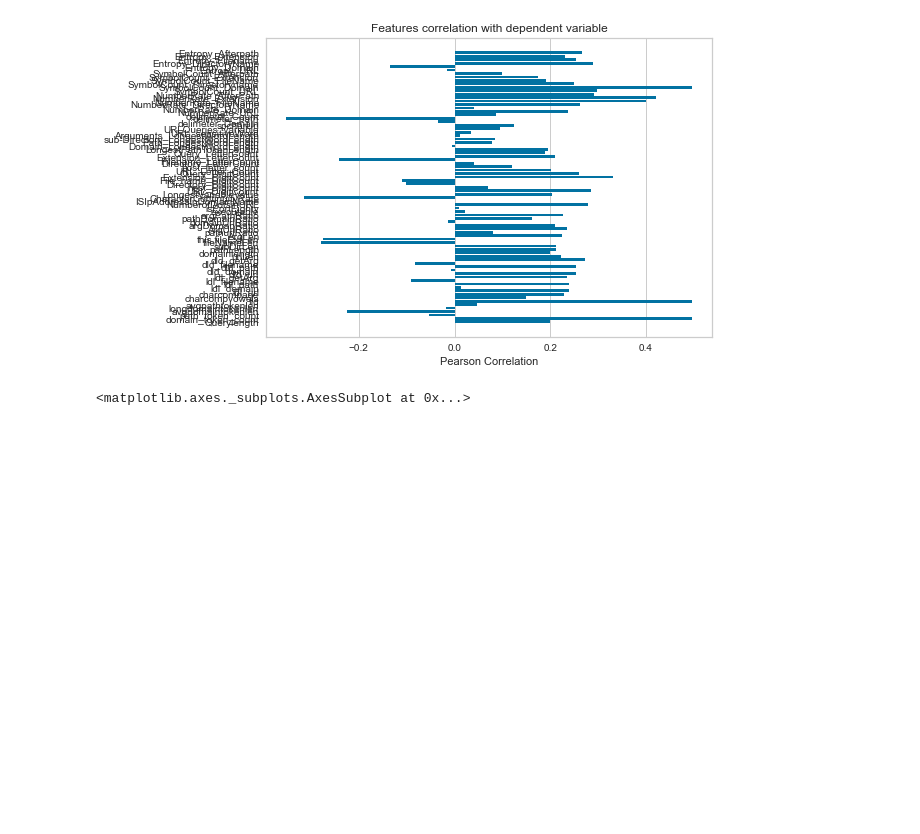
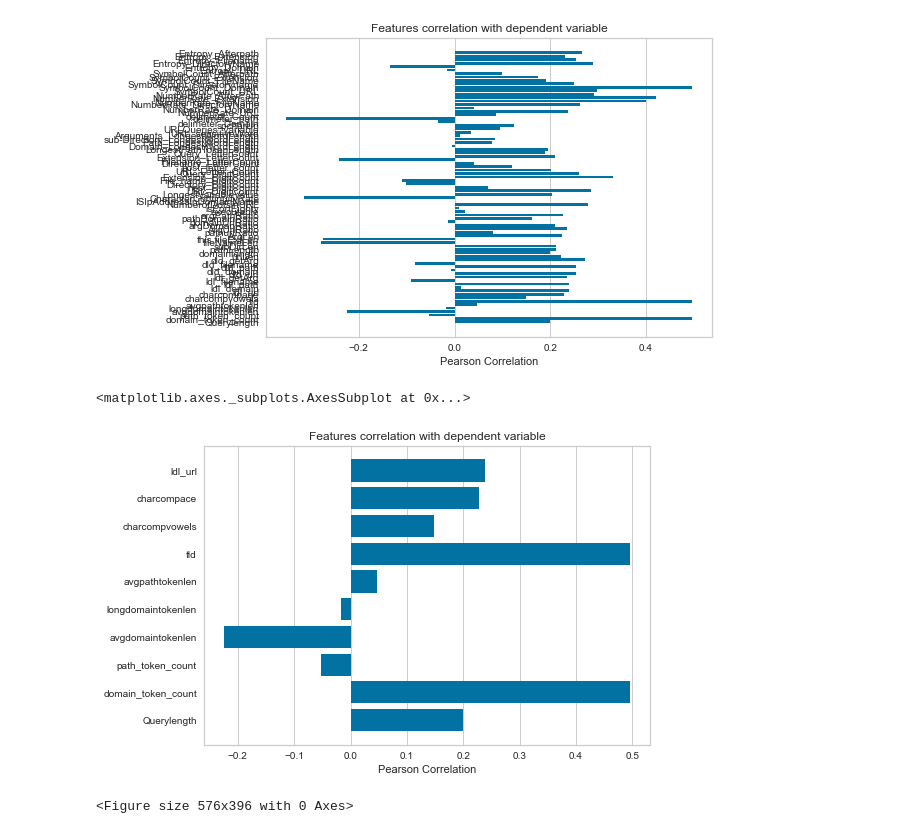
Before and after one commit to thalevi/maliciousURLproject, a Jupyter notebook: PCA_with_RandomForest/Feature_Correlation.ipynb, the cells around one changed output. Drawn from its saved outputs; the diff is of its cells as text; code cells hidden in the pictures; blank space fills up the shorter version.

```diff
--- a/PCA_with_RandomForest/Feature_Correlation.ipynb
+++ b/PCA_with_RandomForest/Feature_Correlation.ipynb
@@ -45,3 +45,10 @@ visualizer.show()           # Finalize and render the figure
 # %% [output]
 [figure]
 <matplotlib.axes._subplots.AxesSubplot at 0x...>
+# %%
+x = dataset.iloc[:, 0:10].values
+visualizer = feature_correlation(x, y, labels=features)
+plt.tight_layout()
+# %% [output]
+[figure, added]
+<Figure size 576x396 with 0 Axes>
```
Also changed, not shown: parts of 2 cells of this notebook.
